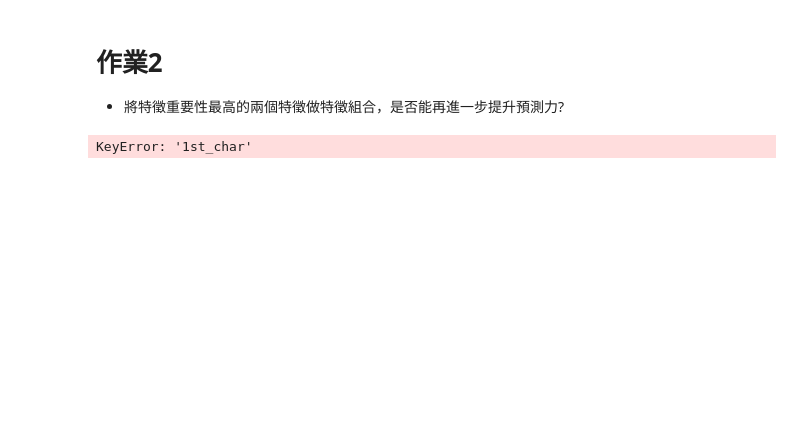
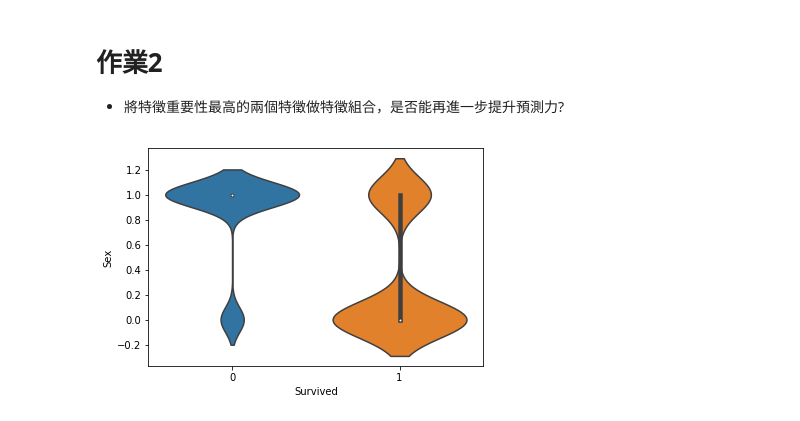
Before and after one commit to HubertTW/2nd-ML100Days, a Jupyter notebook: Day_029_HW.ipynb, the cells around one changed output. Cells and saved outputs as stored; diff of their text form; code cells hidden in the pictures; blank space fills up the shorter version.

```diff
--- a/Day_029_HW.ipynb
+++ b/Day_029_HW.ipynb
@@ -97,11 +97,12 @@ cross_val_score(estimator, train_X, train_Y, cv=5).mean()
 # %%
 # 觀察重要特徵與目標的分布
 # 第一名
 import seaborn as sns
 import matplotlib.pyplot as plt
-sns.regplot(x=train_Y, y=df['1st_char'], fit_reg=False)
+sns.violinplot(x=train_Y, y=df['Sex'], fit_reg=False, scale="width")
+sns.violinplot(x=train_y,y=df['Sex'])
 plt.show()
 # %% [output]
-KeyError: '1st_char'
+[figure, added]
 # %%
 # 第二名
```
Also changed, not shown: parts of 4 cells of this notebook.
